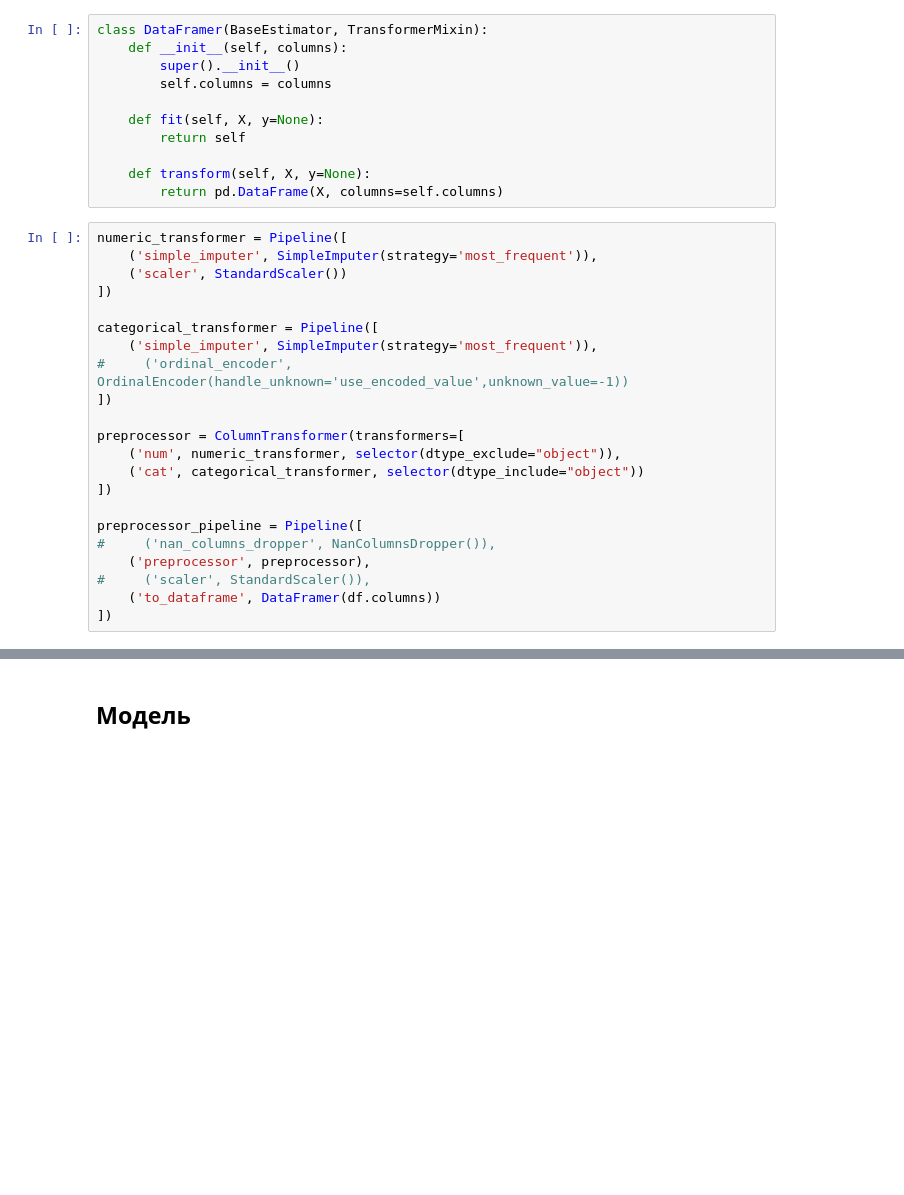
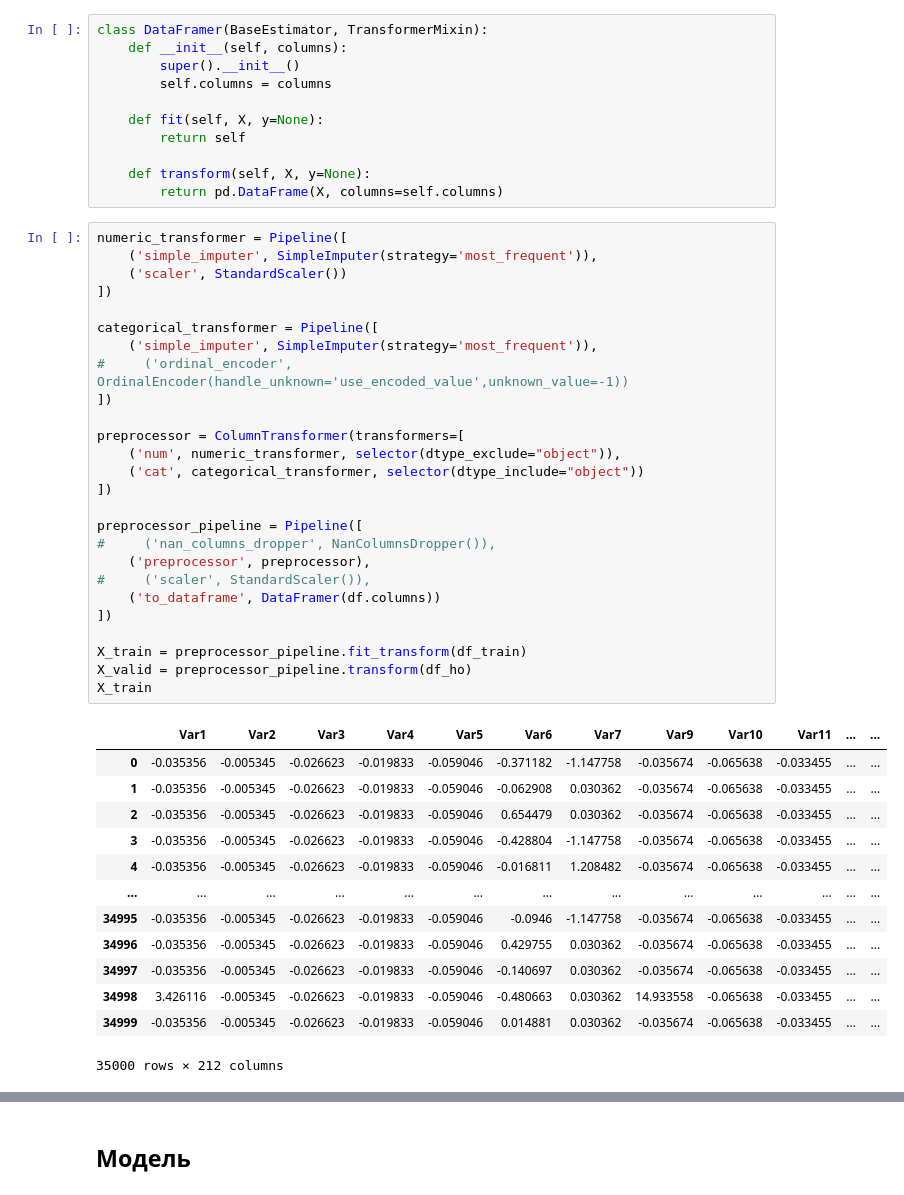
Before and after one commit to Uniholder/Specialization-Yandex-MIPT, a Jupyter notebook: 6_Final_projects/2_churn_prediction/week_5.ipynb, the cells around one changed output, grey strips where cells are left out. Drawn from its saved outputs; the diff is of its cells as text; blank space fills up the shorter version.

```diff
--- a/6_Final_projects/2_churn_prediction/week_5.ipynb
+++ b/6_Final_projects/2_churn_prediction/week_5.ipynb
@@ -54,22 +54,40 @@ class DataFramer(BaseEstimator, TransformerMixin):
 # %%
 numeric_transformer = Pipeline([
     ('simple_imputer', SimpleImputer(strategy='most_frequent')),
     ('scaler', StandardScaler())
 ])
 
 categorical_transformer = Pipeline([
     ('simple_imputer', SimpleImputer(strategy='most_frequent')),
 #     ('ordinal_encoder', OrdinalEncoder(handle_unknown='use_encoded_value',unknown_value=-1))
 ])
 
 preprocessor = ColumnTransformer(transformers=[
     ('num', numeric_transformer, selector(dtype_exclude="object")),
     ('cat', categorical_transformer, selector(dtype_include="object"))
 ])
 
 preprocessor_pipeline = Pipeline([
 #     ('nan_columns_dropper', NanColumnsDropper()),
     ('preprocessor', preprocessor),
 #     ('scaler', StandardScaler()),
     ('to_dataframe', DataFramer(df.columns))
 ])
+
+X_train = preprocessor_pipeline.fit_transform(df_train)
+X_valid = preprocessor_pipeline.transform(df_ho)
+X_train
+# %% [output]
+|  | Var1 | Var2 | Var3 | Var4 | Var5 | Var6 | Var7 | Var9 | Var10 | Var11 | ... | ... |
+| 0 | -0.035356 | -0.005345 | -0.026623 | -0.019833 | -0.059046 | -0.371182 | -1.147758 | -0.035674 | -0.065638 | -0.033455 | ... | ... |
+| 1 | -0.035356 | -0.005345 | -0.026623 | -0.019833 | -0.059046 | -0.062908 | 0.030362 | -0.035674 | -0.065638 | -0.033455 | ... | ... |
+| 2 | -0.035356 | -0.005345 | -0.026623 | -0.019833 | -0.059046 | 0.654479 | 0.030362 | -0.035674 | -0.065638 | -0.033455 | ... | ... |
+| 3 | -0.035356 | -0.005345 | -0.026623 | -0.019833 | -0.059046 | -0.428804 | -1.147758 | -0.035674 | -0.065638 | -0.033455 | ... | ... |
+| 4 | -0.035356 | -0.005345 | -0.026623 | -0.019833 | -0.059046 | -0.016811 | 1.208482 | -0.035674 | -0.065638 | -0.033455 | ... | ... |
+| ... | ... | ... | ... | ... | ... | ... | ... | ... | ... | ... | ... | ... |
+| 34995 | -0.035356 | -0.005345 | -0.026623 | -0.019833 | -0.059046 | -0.0946 | -1.147758 | -0.035674 | -0.065638 | -0.033455 | ... | ... |
+| 34996 | -0.035356 | -0.005345 | -0.026623 | -0.019833 | -0.059046 | 0.429755 | 0.030362 | -0.035674 | -0.065638 | -0.033455 | ... | ... |
+| 34997 | -0.035356 | -0.005345 | -0.026623 | -0.019833 | -0.059046 | -0.140697 | 0.030362 | -0.035674 | -0.065638 | -0.033455 | ... | ... |
+| 34998 | 3.426116 | -0.005345 | -0.026623 | -0.019833 | -0.059046 | -0.480663 | 0.030362 | 14.933558 | -0.065638 | -0.033455 | ... | ... |
+| 34999 | -0.035356 | -0.005345 | -0.026623 | -0.019833 | -0.059046 | 0.014881 | 0.030362 | -0.035674 | -0.065638 | -0.033455 | ... | ... |
+35000 rows × 212 columns
```
Also changed, not shown: parts of 22 cells of this notebook, 4 other files.
